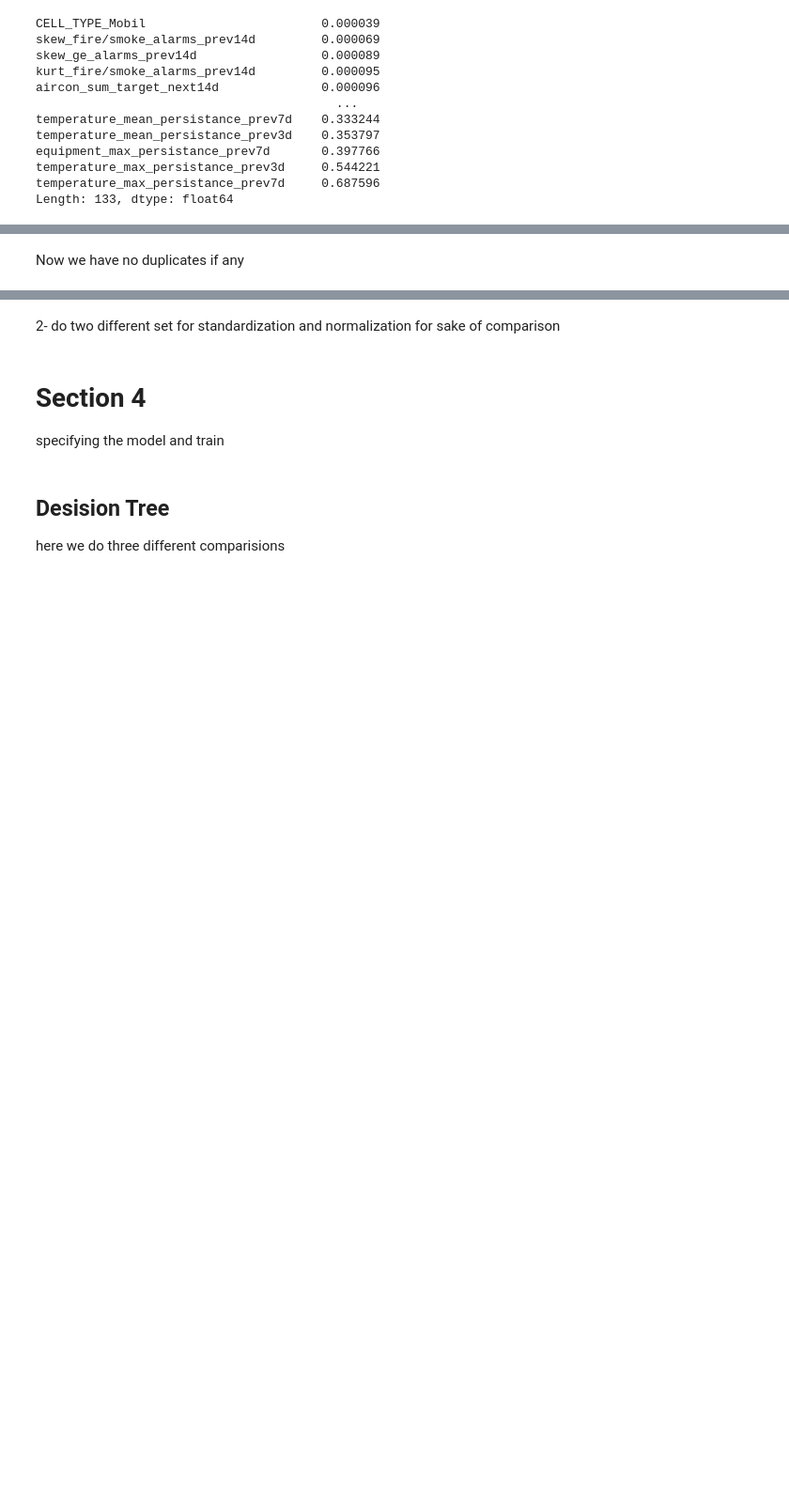
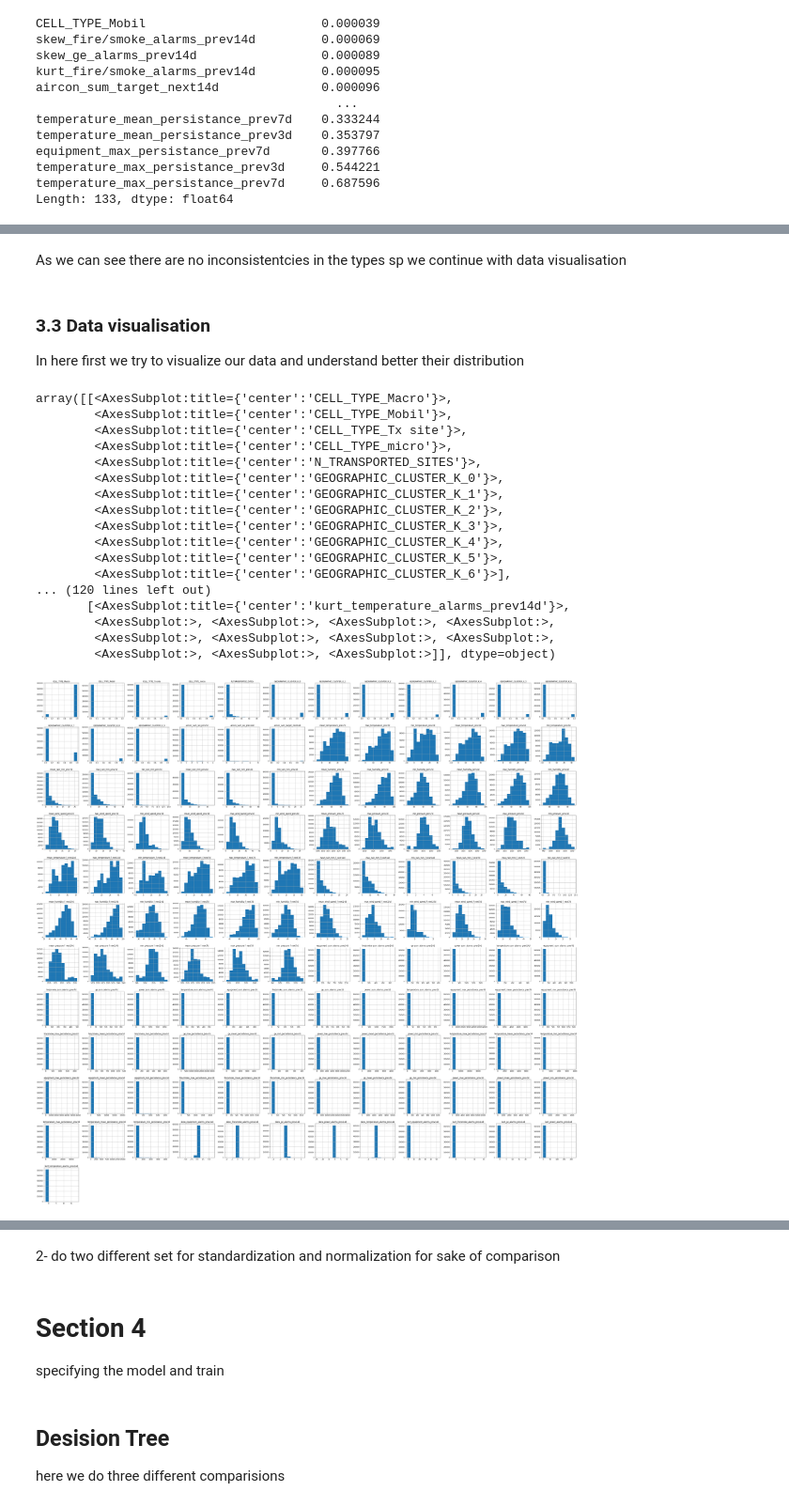
Before and after one commit to taratandel/Predictive-Maintenance, a Jupyter notebook: DMTM2020-Challenge-Part1.ipynb, the cells around one changed output, grey strips where cells are left out. Shown at 94% size. Saved outputs shown, nothing was run; the diff lists cells and outputs as text; code cells hidden in the pictures; blank space fills up the shorter version.

```diff
--- a/DMTM2020-Challenge-Part1.ipynb
+++ b/DMTM2020-Challenge-Part1.ipynb
@@ -282,2 +325,27 @@ df = df.drop(columns=['SITE_ID','DATE'])
-# %% [markdown]
-Now we have no duplicates if any
+# %% [markdown]
+As we can see there are no inconsistentcies in the types sp we continue with data visualisation
+# %% [markdown]
+### 3.3 Data visualisation
+
+In here first we try to visualize our data and understand better their distribution
+# %%
+df.hist(figsize = (60,60))
+# %% [output]
+array([[<AxesSubplot:title={'center':'CELL_TYPE_Macro'}>,
+        <AxesSubplot:title={'center':'CELL_TYPE_Mobil'}>,
+        <AxesSubplot:title={'center':'CELL_TYPE_Tx site'}>,
+        <AxesSubplot:title={'center':'CELL_TYPE_micro'}>,
+        <AxesSubplot:title={'center':'N_TRANSPORTED_SITES'}>,
+        <AxesSubplot:title={'center':'GEOGRAPHIC_CLUSTER_K_0'}>,
+        <AxesSubplot:title={'center':'GEOGRAPHIC_CLUSTER_K_1'}>,
+        <AxesSubplot:title={'center':'GEOGRAPHIC_CLUSTER_K_2'}>,
+        <AxesSubplot:title={'center':'GEOGRAPHIC_CLUSTER_K_3'}>,
+        <AxesSubplot:title={'center':'GEOGRAPHIC_CLUSTER_K_4'}>,
+        <AxesSubplot:title={'center':'GEOGRAPHIC_CLUSTER_K_5'}>,
+        <AxesSubplot:title={'center':'GEOGRAPHIC_CLUSTER_K_6'}>],
+... (120 lines left out)
+       [<AxesSubplot:title={'center':'kurt_temperature_alarms_prev14d'}>,
+        <AxesSubplot:>, <AxesSubplot:>, <AxesSubplot:>, <AxesSubplot:>,
+        <AxesSubplot:>, <AxesSubplot:>, <AxesSubplot:>, <AxesSubplot:>,
+        <AxesSubplot:>, <AxesSubplot:>, <AxesSubplot:>]], dtype=object)
+[figure, added]
```
Also changed, not shown: parts of 24 cells of this notebook.
